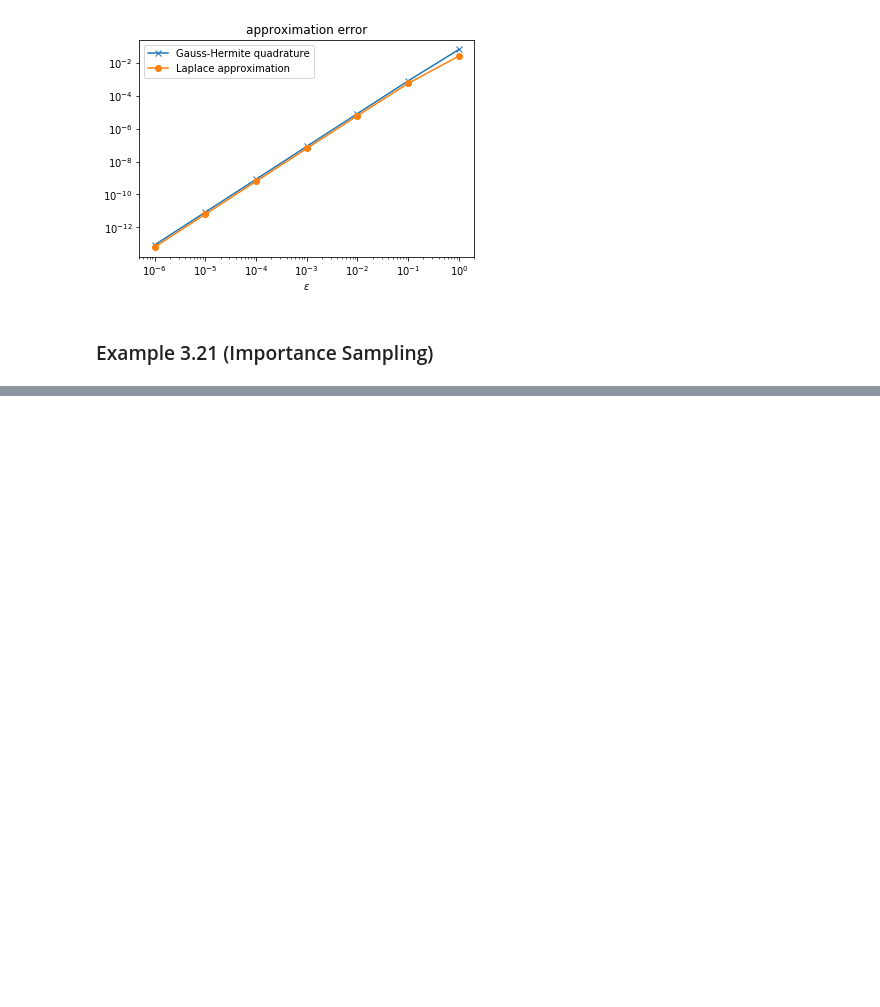
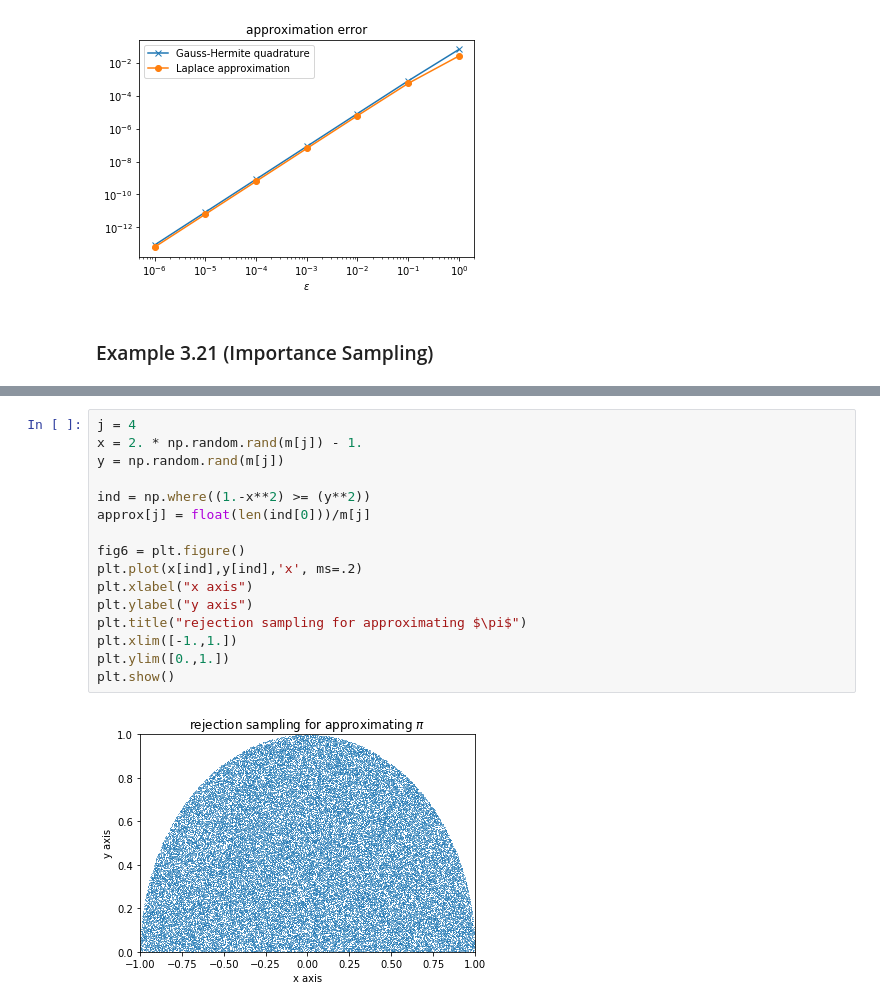
Before and after one commit to ray-chew/probabilistic_forecasting_examples, a Jupyter notebook: Chapter 3.ipynb, the cells around one changed output, grey strips where cells are left out. Drawn from its saved outputs; the diff is of its cells as text; blank space fills up the shorter version.

```diff
--- a/Chapter 3.ipynb
+++ b/Chapter 3.ipynb
@@ -210,0 +249,18 @@ plt.show()
+# %%
+j = 4
+x = 2. * np.random.rand(m[j]) - 1.
+y = np.random.rand(m[j])
+
+ind = np.where((1.-x**2) >= (y**2))
+approx[j] = float(len(ind[0]))/m[j]
+
+fig6 = plt.figure()
+plt.plot(x[ind],y[ind],'x', ms=.2)
+plt.xlabel("x axis")
+plt.ylabel("y axis")
+plt.title("rejection sampling for approximating $\pi$")
+plt.xlim([-1.,1.])
+plt.ylim([0.,1.])
+plt.show()
+# %% [output]
+[figure, added]
```
Also changed, not shown: parts of 5 cells of this notebook.
